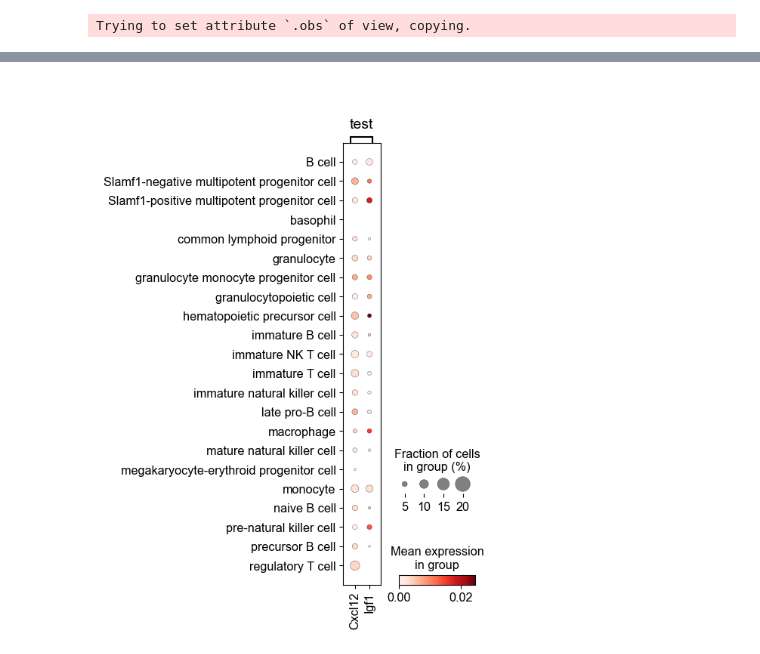
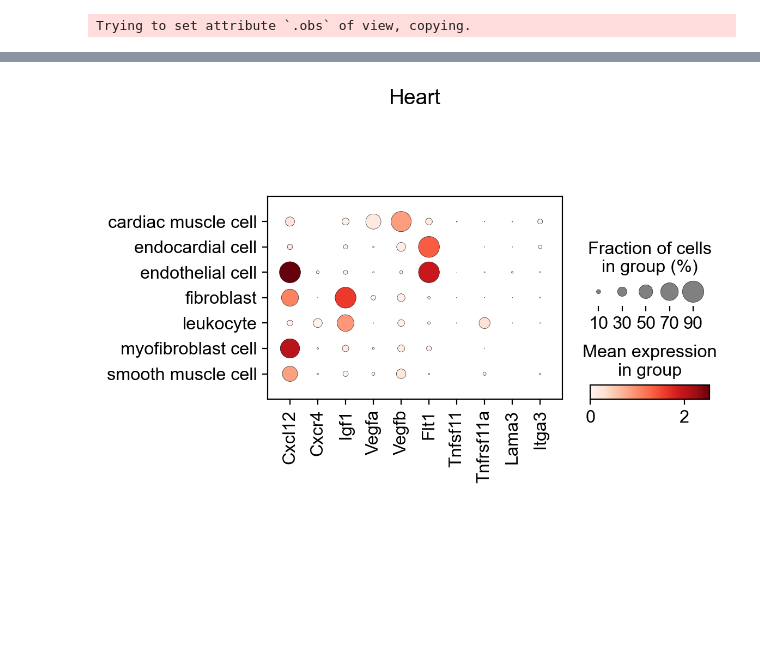
Before and after one commit to keller-mark/metastasis-project, a Jupyter notebook: preprocessing.ipynb, the cells around one changed output, grey strips where cells are left out. Saved outputs shown, nothing was run; the diff lists cells and outputs as text; code cells hidden in the pictures; blank space fills up the shorter version.

```diff
--- a/preprocessing.ipynb
+++ b/preprocessing.ipynb
@@ -5,4 +5,4 @@ import numpy as np
 import pandas as pd
 from os.path import join
 
-sc.set_figure_params(dpi=100)
+sc.set_figure_params(dpi=200)
@@ -9,4 +11,6 @@ sc.set_figure_params(dpi=100)
+# %%
+TISSUE = "Heart"
 # %%
-adata = read_h5ad(join("data", "raw", "tm", "adata", "Marrow.h5ad"))
+adata = read_h5ad(join("data", "raw", "tm", "adata", f"{TISSUE}.h5ad"))
 adata
 # %% [output]
@@ -57,4 +62,4 @@ sc.pl.embedding(adata, basis="X_tsne", color=["cell_ontology_class", "free_annot
 # %%
-marker_genes_dict = { 'test': ['Cxcl12', 'Igf1'] }
-sc.pl.dotplot(adata, marker_genes_dict, 'cell_ontology_class')
+marker_genes_dict = ['Cxcl12', 'Cxcr4', 'Igf1', 'Vegfa', 'Vegfb', 'Flt1', 'Tnfsf11', 'Tnfrsf11a', 'Lama3', 'Itga3']
+sc.pl.dotplot(adata, marker_genes_dict, 'cell_ontology_class', title=TISSUE, save=join(f"{TISSUE}.png"))
 # %% [output]
@@ -61 +67 @@ sc.pl.dotplot(adata, marker_genes_dict, 'cell_ontology_class')
-[figure, old version]
+[figure, new version]
```
Also changed, not shown: parts of 7 cells of this notebook, 1 other file.
